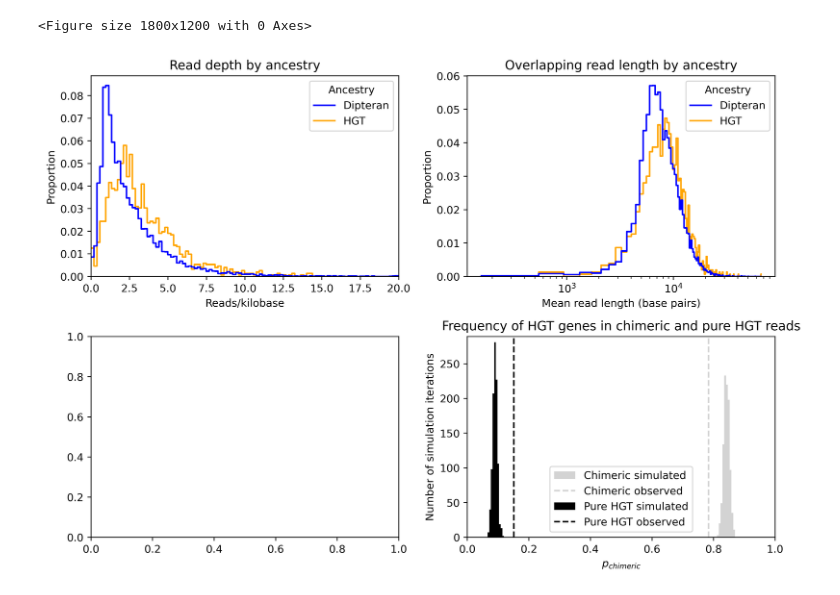
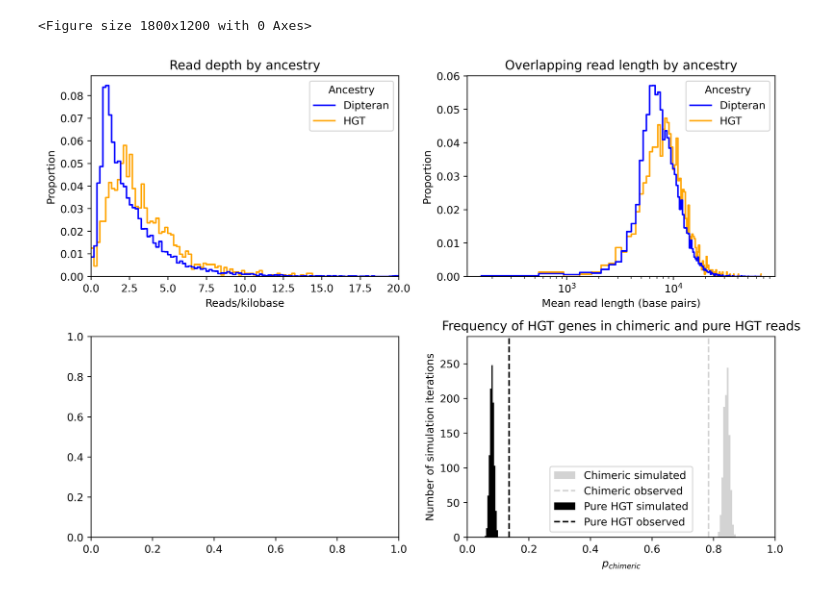
Before and after one commit to rishabhrajkapoor/Bradysia_coprophila_HGT, a Jupyter notebook: ONT_read_analysis.ipynb, the cells around one changed output. Drawn from its saved outputs; the diff is of its cells as text; code cells hidden in the pictures.

```diff
--- a/ONT_read_analysis.ipynb
+++ b/ONT_read_analysis.ipynb
@@ -291,14 +245,14 @@ for x in read_genes:
 hgt_reads=set()
 for x in read_genes:
     l=read_genes[x]
-    if len([i for i in l if i in hgt])==len(l):
+    if len(l)>0 and len([i for i in l if i in hgt])==len(l):
         hgt_reads.add(x)
 # %%
 ##quantify pure dipt reads as those containing at ONLY dipt genes
 dipt_reads=set()
 for x in read_genes:
     l=read_genes[x]
-    if len([i for i in l if i in dipt])==len(l):
+    if len(l)>0 and len([i for i in l if i in dipt])==len(l):
         dipt_reads.add(x)
 # %%
 len(dipt_reads),len(dipt_reads)/len(read_genes)
@@ -323,7 +277,7 @@ for x in read_genes:
 ##quantify the number of HGT genes in 'pure' hgt reads
 hgt_in_pure=set()
 for x in hgt:
-    if len(set(gene_reads[x])&set(hgt_reads))==len(set(gene_reads[x])):
+    if len(set(gene_reads[x]))>0 and len(set(gene_reads[x])&set(hgt_reads))==len(set(gene_reads[x])):
         hgt_in_pure.add(x)
 # %%
 len(hgt_in_pure), len(hgt_in_pure)/len(hgt)
@@ -370,11 +324,12 @@ def simulate_p_pure(i):
     sim_hgt_reads=set()
     for x in read_genes:
         l=read_genes[x]
-        if len([i for i in l if i in sim_hgt])==len(l):
+        if len(l)>0 and len([i for i in l if i in sim_hgt])==len(l):
             sim_hgt_reads.add(x)
     sim_hgt_in_pure=set()
     for x in sim_hgt:
-        if len(set(gene_reads[x])&set(sim_hgt_reads))==len(set(gene_reads[x])):
+
+        if len(set(gene_reads[x]))>0 and len(set(gene_reads[x])&set(sim_hgt_reads))==len(set(gene_reads[x])):
             sim_hgt_in_pure.add(x)
     return len(sim_hgt_in_pure)/len(sim_hgt)
 # %%
@@ -441,33 +396,33 @@ ax[0, 0].set_xlabel('Reads/kilobase')
 ax[0, 0].set_ylabel('Proportion')
 ax[0, 0].set_title('Read depth by ancestry')
 
 sns.histplot(
     data=lendf,
     ax=ax[0, 1],
     x='Mean read length',
     hue='Ancestry',
     palette={'HGT': 'orange', 'Dipteran': 'blue'},
     stat='proportion',
     element='step',
     fill=False,
     common_norm=False,
 )
 ax[0, 1].set_xscale('log')
 ax[0, 1].set_xlabel('Mean read length (base pairs)')
 ax[0, 1].set_title('Overlapping read length by ancestry')
 
 ax[1, 1].hist(chimeric_result, color='lightgrey', label='Chimeric simulated')
-ax[1, 1].vlines(len(hgt_in_chimeric) / len(hgt), ymin, ymax, color='lightgrey', label='Chimeric observed',linestyle='dashed')
+ax[1, 1].vlines(len(hgt_in_chimeric) / len(hgt), 0, 300, color='lightgrey', label='Chimeric observed',linestyle='dashed')
 ax[1, 1].hist(pure_result, color='black', label='Pure HGT simulated')
-ax[1, 1].vlines(len(hgt_in_pure) / len(hgt), ymin, ymax, color='black', label='Pure HGT observed',linestyle='dashed')
+ax[1, 1].vlines(len(hgt_in_pure) / len(hgt), 0, 300, color='black', label='Pure HGT observed',linestyle='dashed')
 plt.xlabel('$p_{chimeric}$')
 plt.ylabel('Number of simulation iterations')
 plt.title('Frequency of HGT genes in chimeric and pure HGT reads')
 plt.legend()
 plt.xlim(-0, 1)
 plt.ylim(0,289)
 
 plt.tight_layout()
 plt.savefig('figures/hist_combined_ONT_figures.svg',format='svg',bbox_inches='tight')
 # %% [output]
-[figure, old version]
+[figure, new version]
```
Also changed, not shown: parts of 10 cells of this notebook, 27 other files.
